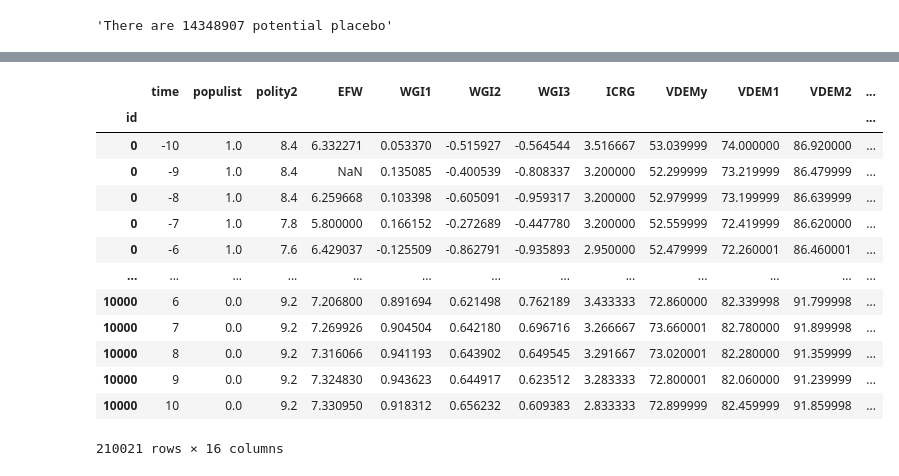
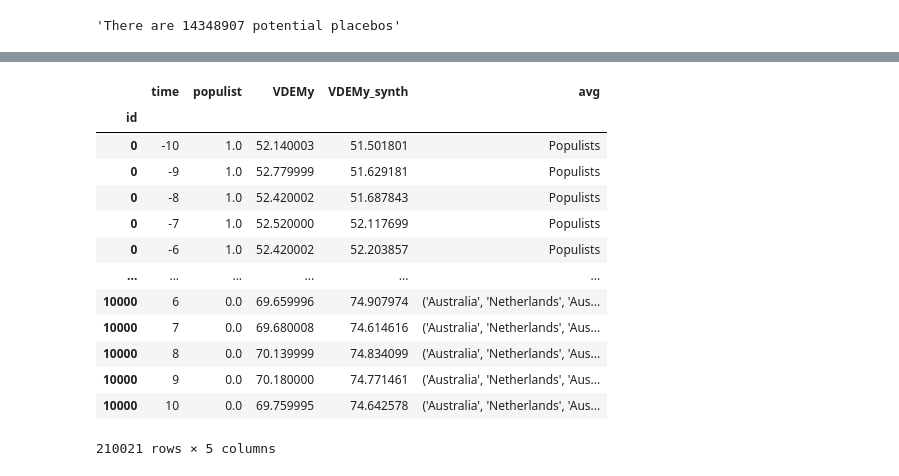
Before and after one commit to jpmvbastos/populism-sca, a Jupyter notebook: AverageResults/Avg_Clean.ipynb, the cells around one changed output, grey strips where cells are left out. Cells and saved outputs as stored; diff of their text form; code cells hidden in the pictures.

```diff
--- a/AverageResults/Avg_Clean.ipynb
+++ b/AverageResults/Avg_Clean.ipynb
@@ -3,11 +3,12 @@ import pandas as pd
 import numpy as np
 # %%
 # Load datasets
-df1 = pd.read_csv('data_arg.csv')
-df2 = pd.read_csv('data_bol.csv')
-df3 = pd.read_csv('data_ecu.csv')
-df4 = pd.read_csv('data_nic.csv')
-df5 = pd.read_csv('data_ven.csv')
+
+df1 = pd.read_stata('/Users/jpmvbastos/Documents/GitHub/populism-sca/ARG_AVG.dta')
+df2 = pd.read_stata('/Users/jpmvbastos/Documents/GitHub/populism-sca/BOL_AVG.dta')
+df3 = pd.read_stata('/Users/jpmvbastos/Documents/GitHub/populism-sca/ECU_AVG.dta')
+df4 = pd.read_stata('/Users/jpmvbastos/Documents/GitHub/populism-sca/NIC_AVG.dta')
+df5 = pd.read_stata('/Users/jpmvbastos/Documents/GitHub/populism-sca/VEN_AVG.dta')
 
 #Create identifier for each dataset
 df1['group'] = 'Argentina'
@@ -18,9 +19,9 @@ df5['group'] = 'Venezuela'
 
 # Treatment year
 t1 = 2003
-t2 = 2005
+t2 = 2006
 t3 = 2007
-t4 = 2006
+t4 = 2007
 t5 = 1998
 
 # Replace year relative to treatment year
@@ -35,3 +36,8 @@ df = pd.concat([df1, df2, df3, df4, df5], axis=0)
 
 # Select years from -10 to 10
 df = df[(df['time'] >-11) & (df['time'] <11)]
+
+# Drop irrelevant columns
+df = df.drop(['polity2', 'EFW','WGI1', 'WGI2', 'WGI3',
+               'ICRG', 'VDEM1', 'VDEM2', 'VDEM3',
+                'VDEM4', 'VDEM5', 'VDEM6'], axis=1)
@@ -38,9 +76,10 @@ df = df[(df['time'] >-11) & (df['time'] <11)]
 # %%
+# Create a list of all possible combinations of countries, drawing one from each sample (with replacement)
+
 from itertools import product
 
 sets_list = []
 
-# List of sets (replace these with your sets)
 for group in df.group.unique():
     sets_list.append(set(df.loc[(df['populist'] == 0) & (df['group']== group), 'country'].unique()))
 
@@ -48,5 +87,5 @@ combinations = list(product(*sets_list))
 
 display('There are {} potential placebos'.format(len(combinations)))
 # %% [output]
-'There are 14348907 potential placebo'
+'There are 14348907 potential placebos'
 # %%
@@ -57,9 +96,7 @@ sample = random.sample(combinations, 10000)
 # %%
 dict = {1: 'Argentina', 2: 'Bolivia', 3: 'Ecuador', 4: 'Nicaragua', 5: 'Venezuela'}
 
-data = df.loc[df['populist'] == 1].groupby('time')[['populist','polity2', 'EFW',
-       'WGI1', 'WGI2', 'WGI3', 'ICRG', 'VDEMy', 'VDEM1', 'VDEM2', 'VDEM3',
-       'VDEM4', 'VDEM5', 'VDEM6']].mean().reset_index() # Average data
+data = df.loc[df['populist'] == 1].groupby('time')[['populist','VDEMy','VDEMy_synth']].mean().reset_index() # Average data
 
 data['avg'] = 'Populists' # List of countries in average
 data['id'] = 0 # Add id
@@ -68,7 +105,6 @@ data.set_index('id', inplace=True) # Set id as index
 iterations = 0
 
 for element in sample:
-    start_time = time.time() # Start time
     iterations+=1 # Add iteration
     id = element # Set of countries
     print("Iteration " + str(iterations) + " of 10,000. Building average of countries:" + str(list(id)))
@@ -78,9 +114,7 @@ for element in sample:
         c = df.loc[(df['country'] == country) & (df['group'] == group)] # Select country and group
         d = pd.concat([d, c], axis=0) # Concatenate data
 
-    avg = d.groupby('time')[['populist','polity2', 'EFW',
-       'WGI1', 'WGI2', 'WGI3', 'ICRG', 'VDEMy', 'VDEM1', 'VDEM2', 'VDEM3',
-       'VDEM4', 'VDEM5', 'VDEM6']].mean().reset_index() # Average data
+    avg = d.groupby('time')[['populist','VDEMy','VDEMy_synth']].mean().reset_index() # Average data
     avg['avg'] = str(id) # List of countries in average
     avg['id'] = iterations # Add id
     avg.set_index('id', inplace=True) # Set id as index
@@ -109,14 +143,14 @@ Iteration 3547 of 10,000. Building average of countries:['Portugal', 'Turkey', '
-|  | time | populist | polity2 | EFW | WGI1 | WGI2 | WGI3 | ICRG | VDEMy | VDEM1 | VDEM2 | ... |
-| id |  |  |  |  |  |  |  |  |  |  |  | ... |
-| 0 | -10 | 1.0 | 8.4 | 6.332271 | 0.053370 | -0.515927 | -0.564544 | 3.516667 | 53.039999 | 74.000000 | 86.920000 | ... |
-| 0 | -9 | 1.0 | 8.4 | NaN | 0.135085 | -0.400539 | -0.808337 | 3.200000 | 52.299999 | 73.219999 | 86.479999 | ... |
-| 0 | -8 | 1.0 | 8.4 | 6.259668 | 0.103398 | -0.605091 | -0.959317 | 3.200000 | 52.979999 | 73.199999 | 86.639999 | ... |
-| 0 | -7 | 1.0 | 7.8 | 5.800000 | 0.166152 | -0.272689 | -0.447780 | 3.200000 | 52.559999 | 72.419999 | 86.620000 | ... |
-| 0 | -6 | 1.0 | 7.6 | 6.429037 | -0.125509 | -0.862791 | -0.935893 | 2.950000 | 52.479999 | 72.260001 | 86.460001 | ... |
-| ... | ... | ... | ... | ... | ... | ... | ... | ... | ... | ... | ... | ... |
-| 10000 | 6 | 0.0 | 9.2 | 7.206800 | 0.891694 | 0.621498 | 0.762189 | 3.433333 | 72.860000 | 82.339998 | 91.799998 | ... |
-| 10000 | 7 | 0.0 | 9.2 | 7.269926 | 0.904504 | 0.642180 | 0.696716 | 3.266667 | 73.660001 | 82.780000 | 91.899998 | ... |
-| 10000 | 8 | 0.0 | 9.2 | 7.316066 | 0.941193 | 0.643902 | 0.649545 | 3.291667 | 73.020001 | 82.280000 | 91.359999 | ... |
-| 10000 | 9 | 0.0 | 9.2 | 7.324830 | 0.943623 | 0.644917 | 0.623512 | 3.283333 | 72.800001 | 82.060000 | 91.239999 | ... |
-| 10000 | 10 | 0.0 | 9.2 | 7.330950 | 0.918312 | 0.656232 | 0.609383 | 2.833333 | 72.899999 | 82.459999 | 91.859998 | ... |
+|  | time | populist | VDEMy | VDEMy_synth | avg |
+| id |  |  |  |  |  |
+| 0 | -10 | 1.0 | 52.140003 | 51.501801 | Populists |
+| 0 | -9 | 1.0 | 52.779999 | 51.629181 | Populists |
+| 0 | -8 | 1.0 | 52.420002 | 51.687843 | Populists |
+| 0 | -7 | 1.0 | 52.520000 | 52.117699 | Populists |
+| 0 | -6 | 1.0 | 52.420002 | 52.203857 | Populists |
+| ... | ... | ... | ... | ... | ... |
+| 10000 | 6 | 0.0 | 69.659996 | 74.907974 | ('Australia', 'Netherlands', 'Aus... |
+| 10000 | 7 | 0.0 | 69.680008 | 74.614616 | ('Australia', 'Netherlands', 'Aus... |
+| 10000 | 8 | 0.0 | 70.139999 | 74.834099 | ('Australia', 'Netherlands', 'Aus... |
+| 10000 | 9 | 0.0 | 70.180000 | 74.771461 | ('Australia', 'Netherlands', 'Aus... |
+| 10000 | 10 | 0.0 | 69.759995 | 74.642578 | ('Australia', 'Netherlands', 'Aus... |
-210021 rows × 16 columns
+210021 rows × 5 columns
```
Also changed, not shown: parts of 12 cells of this notebook, 11 other files.
